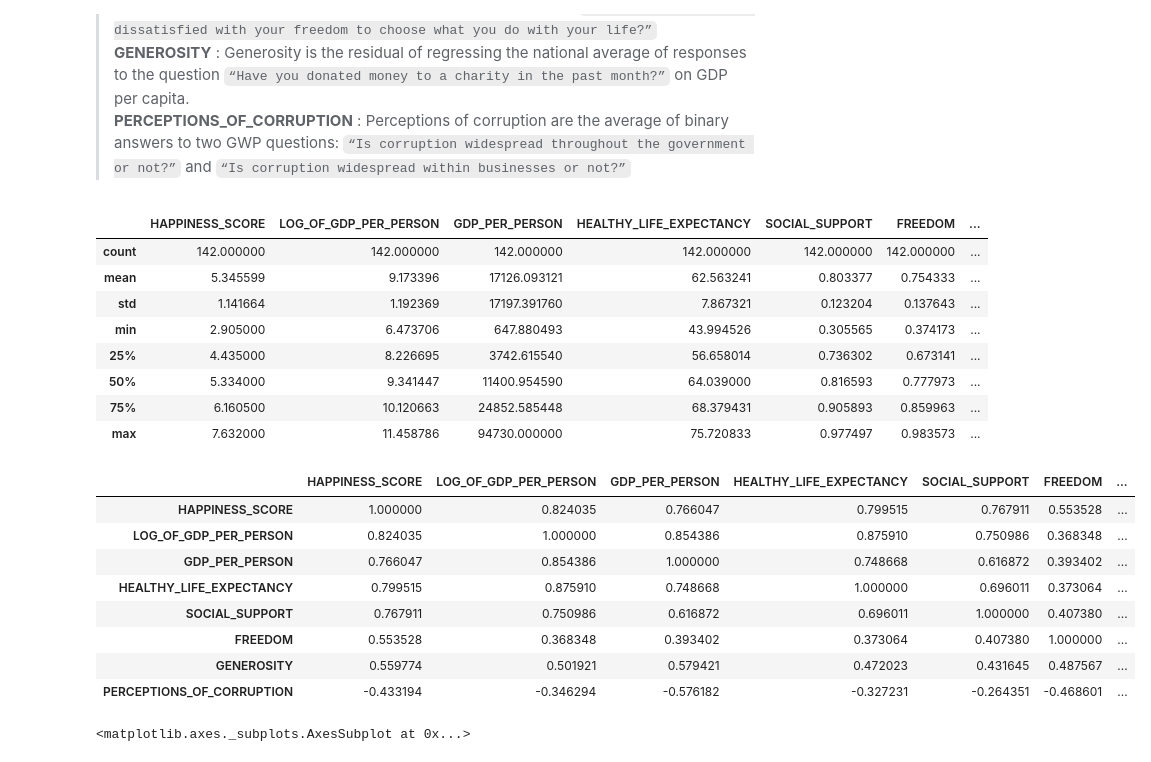
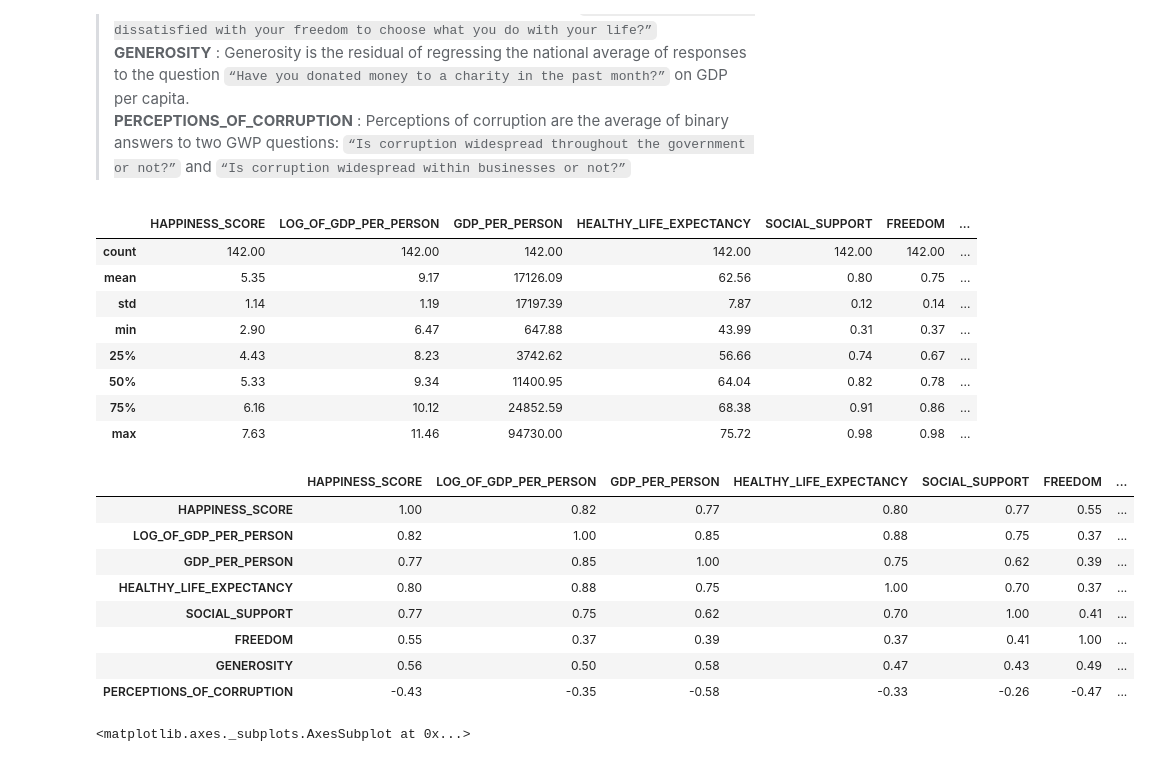
Before and after one commit to guptajay/world-happiness-report, a Jupyter notebook: CZ1015_Mini_Project.ipynb, the cells around one changed output. Drawn from its saved outputs; the diff is of its cells as text; code cells hidden in the pictures.

```diff
--- a/CZ1015_Mini_Project.ipynb
+++ b/CZ1015_Mini_Project.ipynb
@@ -166,30 +166,30 @@ data = data.dropna(how='any',axis=0)
 data = data.reset_index(drop=True)
 # %%
 # Summary Statistics for all Variables
-data.describe()
+data.describe().round(2)
 # %% [output]
 |  | HAPPINESS_SCORE | LOG_OF_GDP_PER_PERSON | GDP_PER_PERSON | HEALTHY_LIFE_EXPECTANCY | SOCIAL_SUPPORT | FREEDOM | ... |
-| count | 142.000000 | 142.000000 | 142.000000 | 142.000000 | 142.000000 | 142.000000 | ... |
-| mean | 5.345599 | 9.173396 | 17126.093121 | 62.563241 | 0.803377 | 0.754333 | ... |
-| std | 1.141664 | 1.192369 | 17197.391760 | 7.867321 | 0.123204 | 0.137643 | ... |
-| min | 2.905000 | 6.473706 | 647.880493 | 43.994526 | 0.305565 | 0.374173 | ... |
-| 25% | 4.435000 | 8.226695 | 3742.615540 | 56.658014 | 0.736302 | 0.673141 | ... |
-| 50% | 5.334000 | 9.341447 | 11400.954590 | 64.039000 | 0.816593 | 0.777973 | ... |
-| 75% | 6.160500 | 10.120663 | 24852.585448 | 68.379431 | 0.905893 | 0.859963 | ... |
-| max | 7.632000 | 11.458786 | 94730.000000 | 75.720833 | 0.977497 | 0.983573 | ... |
+| count | 142.00 | 142.00 | 142.00 | 142.00 | 142.00 | 142.00 | ... |
+| mean | 5.35 | 9.17 | 17126.09 | 62.56 | 0.80 | 0.75 | ... |
+| std | 1.14 | 1.19 | 17197.39 | 7.87 | 0.12 | 0.14 | ... |
+| min | 2.90 | 6.47 | 647.88 | 43.99 | 0.31 | 0.37 | ... |
+| 25% | 4.43 | 8.23 | 3742.62 | 56.66 | 0.74 | 0.67 | ... |
+| 50% | 5.33 | 9.34 | 11400.95 | 64.04 | 0.82 | 0.78 | ... |
+| 75% | 6.16 | 10.12 | 24852.59 | 68.38 | 0.91 | 0.86 | ... |
+| max | 7.63 | 11.46 | 94730.00 | 75.72 | 0.98 | 0.98 | ... |
 # %%
 # Calculate the complete correlation matrix
-data.corr()
+data.corr().round(2)
 # %% [output]
 |  | HAPPINESS_SCORE | LOG_OF_GDP_PER_PERSON | GDP_PER_PERSON | HEALTHY_LIFE_EXPECTANCY | SOCIAL_SUPPORT | FREEDOM | ... |
-| HAPPINESS_SCORE | 1.000000 | 0.824035 | 0.766047 | 0.799515 | 0.767911 | 0.553528 | ... |
-| LOG_OF_GDP_PER_PERSON | 0.824035 | 1.000000 | 0.854386 | 0.875910 | 0.750986 | 0.368348 | ... |
-| GDP_PER_PERSON | 0.766047 | 0.854386 | 1.000000 | 0.748668 | 0.616872 | 0.393402 | ... |
-| HEALTHY_LIFE_EXPECTANCY | 0.799515 | 0.875910 | 0.748668 | 1.000000 | 0.696011 | 0.373064 | ... |
-| SOCIAL_SUPPORT | 0.767911 | 0.750986 | 0.616872 | 0.696011 | 1.000000 | 0.407380 | ... |
-| FREEDOM | 0.553528 | 0.368348 | 0.393402 | 0.373064 | 0.407380 | 1.000000 | ... |
-| GENEROSITY | 0.559774 | 0.501921 | 0.579421 | 0.472023 | 0.431645 | 0.487567 | ... |
-| PERCEPTIONS_OF_CORRUPTION | -0.433194 | -0.346294 | -0.576182 | -0.327231 | -0.264351 | -0.468601 | ... |
+| HAPPINESS_SCORE | 1.00 | 0.82 | 0.77 | 0.80 | 0.77 | 0.55 | ... |
+| LOG_OF_GDP_PER_PERSON | 0.82 | 1.00 | 0.85 | 0.88 | 0.75 | 0.37 | ... |
+| GDP_PER_PERSON | 0.77 | 0.85 | 1.00 | 0.75 | 0.62 | 0.39 | ... |
+| HEALTHY_LIFE_EXPECTANCY | 0.80 | 0.88 | 0.75 | 1.00 | 0.70 | 0.37 | ... |
+| SOCIAL_SUPPORT | 0.77 | 0.75 | 0.62 | 0.70 | 1.00 | 0.41 | ... |
+| FREEDOM | 0.55 | 0.37 | 0.39 | 0.37 | 0.41 | 1.00 | ... |
+| GENEROSITY | 0.56 | 0.50 | 0.58 | 0.47 | 0.43 | 0.49 | ... |
+| PERCEPTIONS_OF_CORRUPTION | -0.43 | -0.35 | -0.58 | -0.33 | -0.26 | -0.47 | ... |
 # %%
 # Heatmap of the Correlation Matrix
 f, axes = plt.subplots(1, 1, figsize=(12, 8))
```
Also changed, not shown: parts of 3 cells of this notebook.
